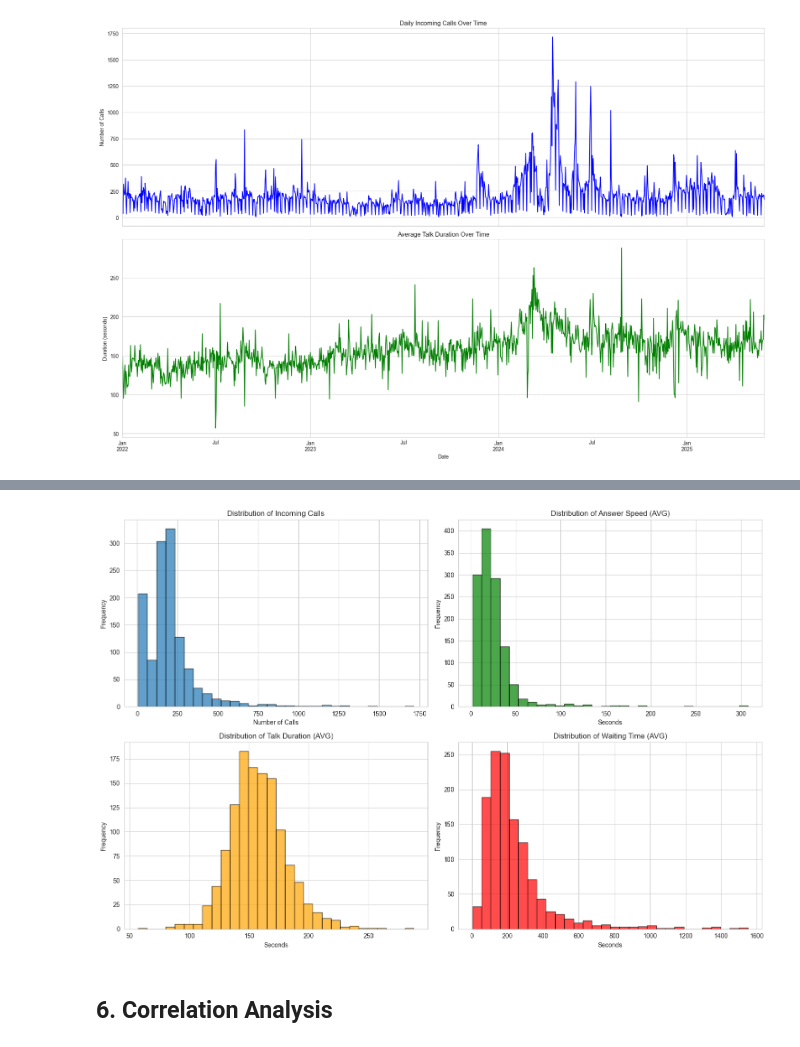
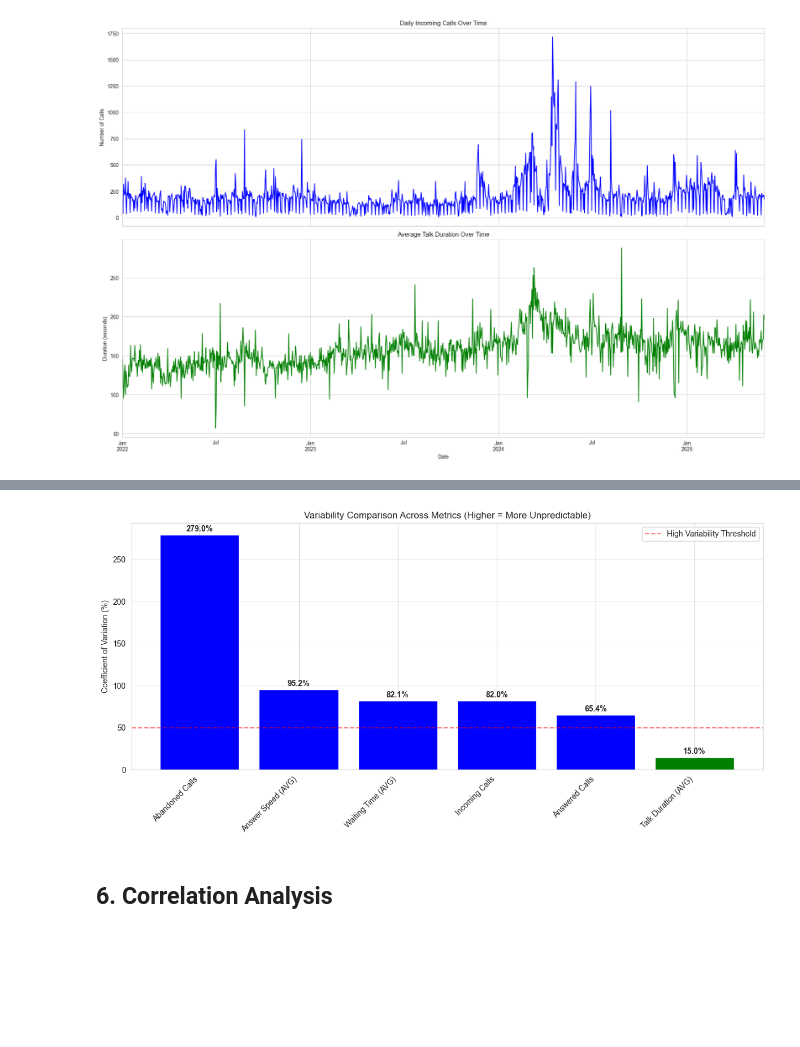
Before and after one commit to UCSD-Intuit-Data-Science-Initiative/UCSD-Intuit-DS-Capstone-project-Jackie, a Jupyter notebook: notebooks/01-eda-and-prototyping.ipynb, the cells around one changed output, grey strips where cells are left out. Drawn from its saved outputs; the diff is of its cells as text; code cells hidden in the pictures; blank space fills up the shorter version.

```diff
--- a/notebooks/01-eda-and-prototyping.ipynb
+++ b/notebooks/01-eda-and-prototyping.ipynb
@@ -124,53 +267,32 @@ plt.show()
-# %%
-# Distribution plots for key numerical features
-fig, axes = plt.subplots(2, 2, figsize=(15, 10))
-
-# Incoming Calls
-axes[0, 0].hist(df["Incoming Calls"], bins=30, edgecolor="black", alpha=0.7)
-axes[0, 0].set_title("Distribution of Incoming Calls")
-axes[0, 0].set_xlabel("Number of Calls")
-axes[0, 0].set_ylabel("Frequency")
-
-# Answer Speed
-axes[0, 1].hist(
-    df["Answer Speed (AVG)"],
-    bins=30,
-    edgecolor="black",
-    alpha=0.7,
-    color="green",
-)
-axes[0, 1].set_title("Distribution of Answer Speed (AVG)")
-axes[0, 1].set_xlabel("Seconds")
-axes[0, 1].set_ylabel("Frequency")
-
-# Talk Duration
-axes[1, 0].hist(
-    df["Talk Duration (AVG)"],
-    bins=30,
-    edgecolor="black",
-    alpha=0.7,
-    color="orange",
-)
-axes[1, 0].set_title("Distribution of Talk Duration (AVG)")
-axes[1, 0].set_xlabel("Seconds")
-axes[1, 0].set_ylabel("Frequency")
-
-# Waiting Time
-axes[1, 1].hist(
-    df["Waiting Time (AVG)"],
-    bins=30,
-    edgecolor="black",
-    alpha=0.7,
-    color="red",
-)
-axes[1, 1].set_title("Distribution of Waiting Time (AVG)")
-axes[1, 1].set_xlabel("Seconds")
-axes[1, 1].set_ylabel("Frequency")
-
-plt.tight_layout()
-plt.show()
-# %% [output]
-[figure, removed]
+# %%
+cv_data = []
+for col in ["Incoming Calls", "Answered Calls", "Abandoned Calls", "Answer Speed (AVG)", "Talk Duration (AVG)", "Waiting Time (AVG)"]:
+    mean_val = df[col].mean()
+    std_val = df[col].std()
+    cv = (std_val / mean_val) * 100
+    cv_data.append({"Metric": col, "CV": cv, "Mean": mean_val, "Std": std_val})
+
+cv_df = pd.DataFrame(cv_data)
+cv_df = cv_df.sort_values("CV", ascending=False)
+
+# Visualize
+fig, ax = plt.subplots(figsize=(12, 6))
+bars = ax.bar(range(len(cv_df)), cv_df["CV"], color=["blue" if x > 50 else "orange" if x >= 30 else "green" for x in cv_df["CV"]])
+ax.set_xticks(range(len(cv_df)))
+ax.set_xticklabels(cv_df["Metric"], rotation=45, ha="right")
+ax.set_ylabel("Coefficient of Variation (%)")
+ax.set_title("Variability Comparison Across Metrics (Higher = More Unpredictable)")
+ax.axhline(y=50, color="red", linestyle="--", alpha=0.5, label="High Variability Threshold")
+ax.legend()
+ax.grid(axis="y", alpha=0.3)
+
+for i, (bar, cv) in enumerate(zip(bars, cv_df["CV"])):
+    ax.text(bar.get_x() + bar.get_width() / 2, bar.get_height() + 2, f"{cv:.1f}%", ha="center", va="bottom", fontweight="bold")
+
+plt.tight_layout()
+plt.show()
+# %% [output]
+[figure, added]
 # %% [markdown]
 ## 6. Correlation Analysis
 # %%
```
Also changed, not shown: parts of 7 cells of this notebook.
